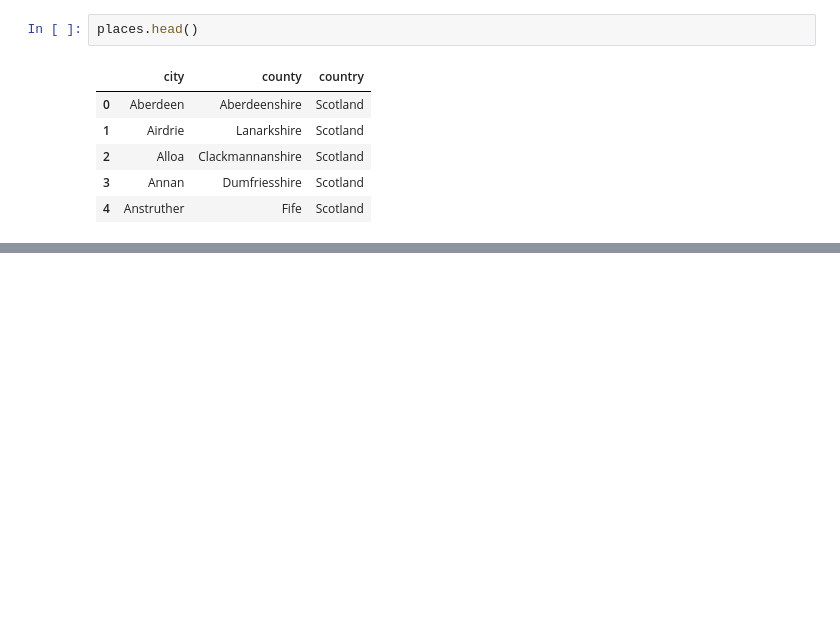
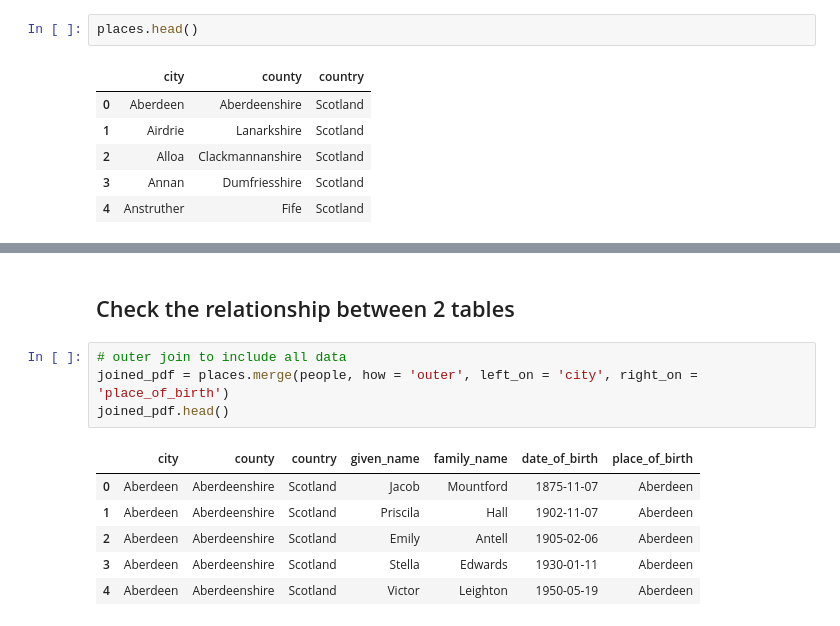
Before and after one commit to jonokellermann/recruitment-test-data-engineering, a Jupyter notebook: data/eda.ipynb, the cells around one changed output, grey strips where cells are left out. Cells and saved outputs as stored; diff of their text form; blank space fills up the shorter version.

```diff
--- a/data/eda.ipynb
+++ b/data/eda.ipynb
@@ -52,0 +48,13 @@ dtype: int64
+# %% [markdown]
+## Check the relationship between 2 tables
+# %%
+# outer join to include all data
+joined_pdf = places.merge(people, how = 'outer', left_on = 'city', right_on = 'place_of_birth')
+joined_pdf.head()
+# %% [output]
+|  | city | county | country | given_name | family_name | date_of_birth | place_of_birth |
+| 0 | Aberdeen | Aberdeenshire | Scotland | Jacob | Mountford | 1875-11-07 | Aberdeen |
+| 1 | Aberdeen | Aberdeenshire | Scotland | Priscila | Hall | 1902-11-07 | Aberdeen |
+| 2 | Aberdeen | Aberdeenshire | Scotland | Emily | Antell | 1905-02-06 | Aberdeen |
+| 3 | Aberdeen | Aberdeenshire | Scotland | Stella | Edwards | 1930-01-11 | Aberdeen |
+| 4 | Aberdeen | Aberdeenshire | Scotland | Victor | Leighton | 1950-05-19 | Aberdeen |
```
Also changed, not shown: parts of 32 cells of this notebook, 11 other files.
